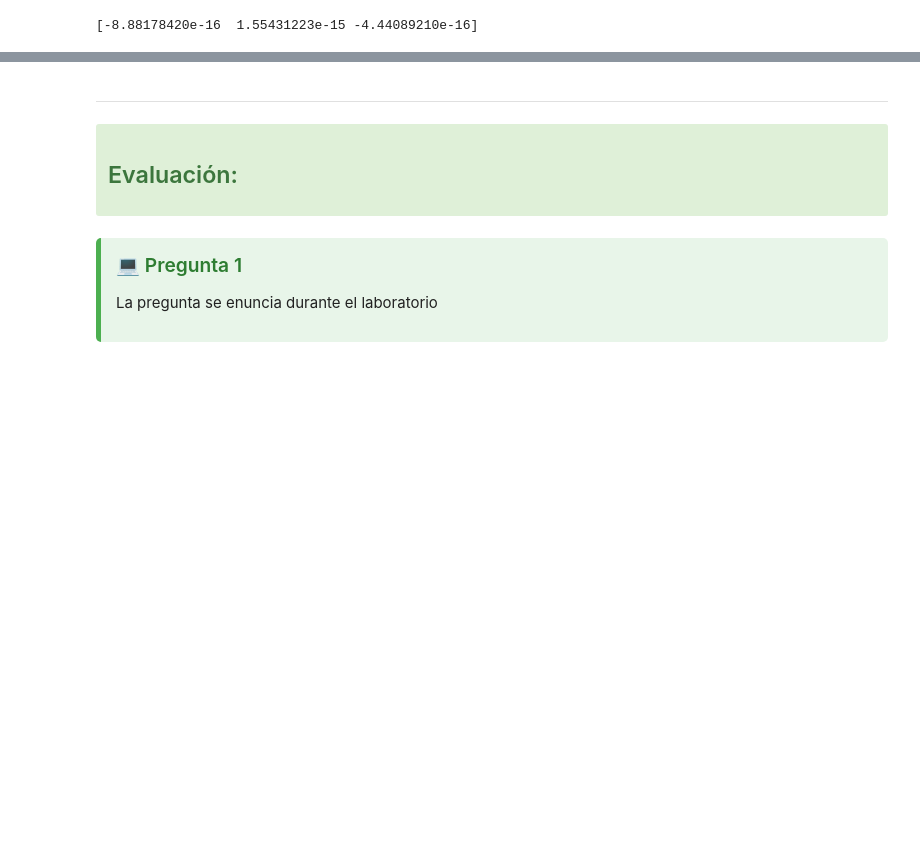
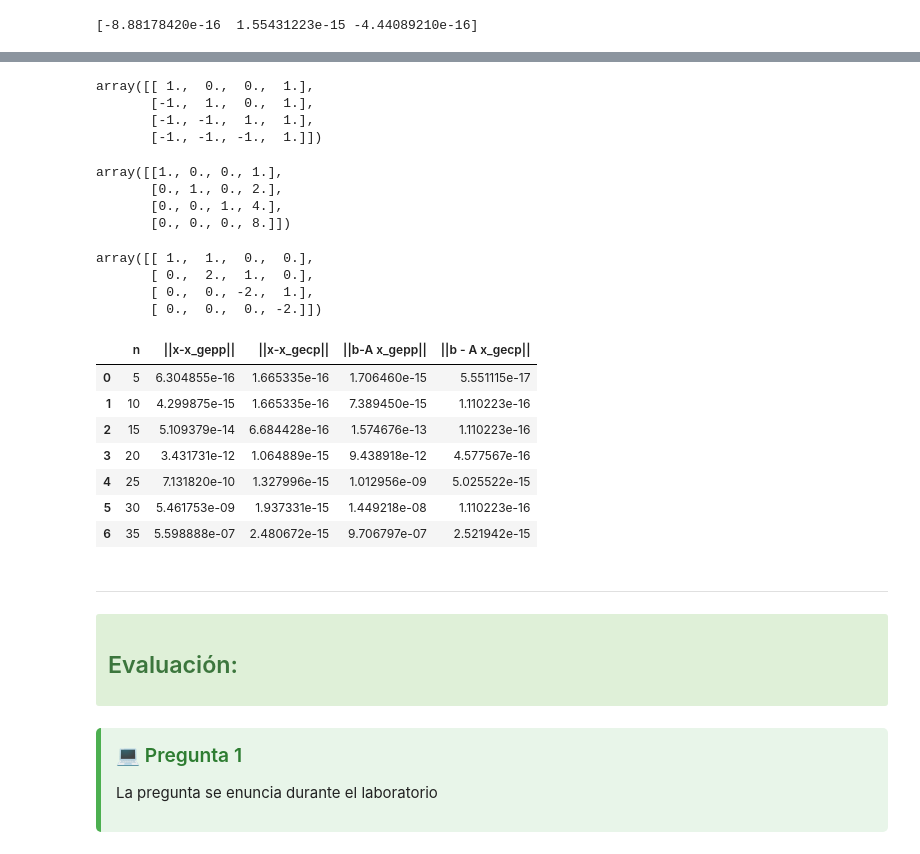
Before and after one commit to ManuelSanchezUribe/MAT2605_UC_labs, a Jupyter notebook: Lab02/lab02.ipynb, the cells around one changed output, grey strips where cells are left out. Saved outputs shown, nothing was run; the diff lists cells and outputs as text; code cells hidden in the pictures; blank space fills up the shorter version.

```diff
--- a/Lab02/lab02.ipynb
+++ b/Lab02/lab02.ipynb
@@ -265,10 +267,10 @@ b = np.ones(3)
 L = np.linalg.cholesky(A)
 
 # Paso 2: L*y = b
-y = sust_prog(L,b)
+y = forward_substitution(L,b)
 
 # Paso 3: L^T*x = y
-x = sust_reg(L.T,y)
+x = backward_substitution(L.T,y)
 
 # Verificar resultado
 print(A@x-b)
@@ -278,0 +577,5 @@ print(A@x-b)
+# %%
+b = np.array([1,0])
+xtilde = Eliminacion_Gaussiana(Atilde,b)
+print("solucion calculada:", xtilde)
+print("la solucion exacta es x = [-1,1]!")
@@ -279,3 +623,55 @@ print(A@x-b)
+# %%
+n = 4
+A_wc = -np.tril(np.ones((n,n)),-1)+np.eye(n)
+A_wc[:,-1] = np.ones(n)
+A_wc
+# %% [output]
+array([[ 1.,  0.,  0.,  1.],
+       [-1.,  1.,  0.,  1.],
+       [-1., -1.,  1.,  1.],
+       [-1., -1., -1.,  1.]])
+# %%
+L, U, pT = Factorizacion_LU(A_wc, pivoteo='parcial')
+U
+# %% [output]
+array([[1., 0., 0., 1.],
+       [0., 1., 0., 2.],
+       [0., 0., 1., 4.],
+       [0., 0., 0., 8.]])
+# %%
+L, U, pT, q = Factorizacion_LU(A_wc, pivoteo='completo')
+U
+# %% [output]
+array([[ 1.,  1.,  0.,  0.],
+       [ 0.,  2.,  1.,  0.],
+       [ 0.,  0., -2.,  1.],
+       [ 0.,  0.,  0., -2.]])
+# %%
+e1 = []; e2 = []; e3 = []; e4 = []; N = [5*i for i in range(1,8)]
+for nn in N:
+    A_wc = -np.tril(np.ones((nn,nn)),-1)+np.eye(nn); A_wc[:,-1] = np.ones(nn)
+    x = np.random.rand(nn); b = A_wc.dot(x)
+
+    x_gepp = Eliminacion_Gaussiana(A_wc, b, pivoteo='parcial')
+    x_gecp = Eliminacion_Gaussiana(A_wc, b, pivoteo='completo')
+
+    e1.append(np.linalg.norm(x-x_gepp))
+    e2.append(np.linalg.norm(x-x_gecp))
+    e3.append(np.linalg.norm(b-A_wc.dot(x_gepp)))
+    e4.append(np.linalg.norm(b-A_wc.dot(x_gecp)))
+
+dferror = {'n':N, '||x-x_gepp||':e1, '||x-x_gecp||':e2, '||b-A x_gepp||':e3, '||b - A x_gecp||':e4}
+df = pd.DataFrame(data=dferror)
+df
+# %% [output]
+|  | n | ||x-x_gepp|| | ||x-x_gecp|| | ||b-A x_gepp|| | ||b - A x_gecp|| |
+| 0 | 5 | 6.304855e-16 | 1.665335e-16 | 1.706460e-15 | 5.551115e-17 |
+| 1 | 10 | 4.299875e-15 | 1.665335e-16 | 7.389450e-15 | 1.110223e-16 |
+| 2 | 15 | 5.109379e-14 | 6.684428e-16 | 1.574676e-13 | 1.110223e-16 |
+| 3 | 20 | 3.431731e-12 | 1.064889e-15 | 9.438918e-12 | 4.577567e-16 |
+| 4 | 25 | 7.131820e-10 | 1.327996e-15 | 1.012956e-09 | 5.025522e-15 |
+| 5 | 30 | 5.461753e-09 | 1.937331e-15 | 1.449218e-08 | 1.110223e-16 |
+| 6 | 35 | 5.598888e-07 | 2.480672e-15 | 9.706797e-07 | 2.521942e-15 |
 # %% [markdown]
 ---
 <div class="alert alert-block alert-success">
```
Also changed, not shown: parts of 23 cells of this notebook.
